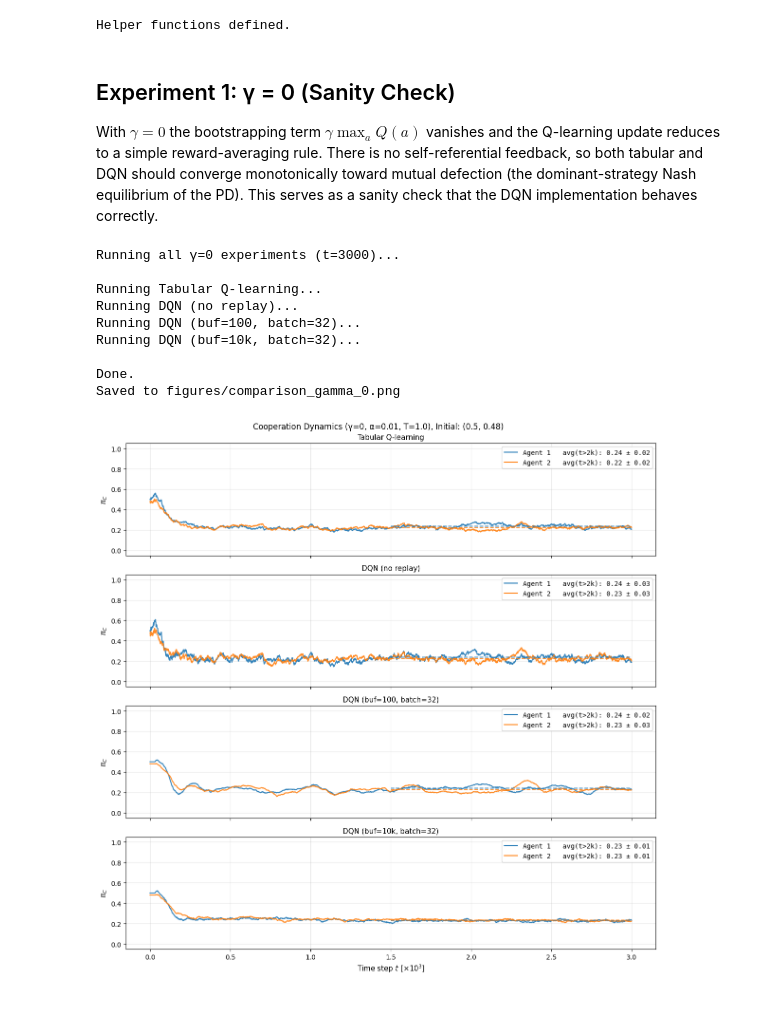
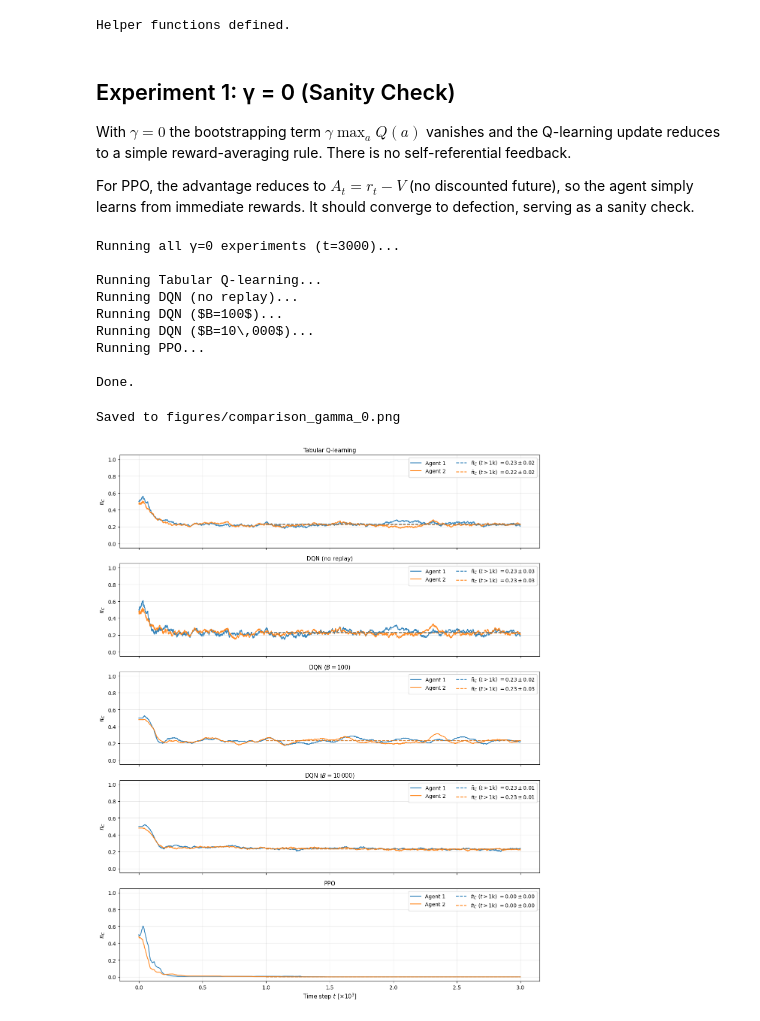
Before and after one commit to golldavid/PaperCompanion_DetModelMAQL, a Jupyter notebook: deepRL_extension/experiment.ipynb, the cells around one changed output. Drawn from its saved outputs; the diff is of its cells as text; code cells hidden in the pictures.

```diff
--- a/deepRL_extension/experiment.ipynb
+++ b/deepRL_extension/experiment.ipynb
@@ -66,14 +76,16 @@ NUM_STEPS_SHORT = 3000       # For gamma=0 (converges quickly)
 NUM_STEPS_LONG = int(1e5)    # For gamma=0.8 (slower dynamics)
 
 # Steady-state averaging starts from this time step
-AVG_FROM = 50000
+AVG_FROM_SHORT = 1000
+AVG_FROM_LONG = 50000
 
-# Experiment configurations for γ=0.8
+# Experiment configurations
 EXPERIMENT_CONFIGS = [
     {'type': 'tabular',                                    'label': 'Tabular Q-learning'},
     {'type': 'dqn', 'buffer_size': 1,     'batch_size': 1,  'label': 'DQN (no replay)'},
-    {'type': 'dqn', 'buffer_size': 100,   'batch_size': 32, 'label': 'DQN (buf=100, batch=32)'},
-    {'type': 'dqn', 'buffer_size': 10000, 'batch_size': 32, 'label': 'DQN (buf=10k, batch=32)'},
+    {'type': 'dqn', 'buffer_size': 100,   'batch_size': 32, 'label': r'DQN ($B=100$)'},
+    {'type': 'dqn', 'buffer_size': 10000, 'batch_size': 32, 'label': r'DQN ($B=10\,000$)'},
+    {'type': 'ppo', 'update_interval': 1, 'ppo_epochs': 1,  'label': 'PPO'},
 ]
 
 # ============================================================
@@ -268,7 +338,9 @@ Helper functions defined.
 # %% [markdown]
 ## Experiment 1: γ = 0 (Sanity Check)
 
-With $\gamma = 0$ the bootstrapping term $\gamma \max_a Q(a)$ vanishes and the Q-learning update reduces to a simple reward-averaging rule. There is no self-referential feedback, so both tabular and DQN should converge monotonically toward mutual defection (the dominant-strategy Nash equilibrium of the PD). This serves as a sanity check that the DQN implementation behaves correctly.
+With $\gamma = 0$ the bootstrapping term $\gamma \max_a Q(a)$ vanishes and the Q-learning update reduces to a simple reward-averaging rule. There is no self-referential feedback.
+
+For PPO, the advantage reduces to $A_t = r_t - V$ (no discounted future), so the agent simply learns from immediate rewards. It should converge to defection, serving as a sanity check.
 # %%
 print(f"Running all γ=0 experiments (t={NUM_STEPS_SHORT})...\n")
 
@@ -280,6 +352,13 @@ for config in EXPERIMENT_CONFIGS:
             discount_factor=0.0, initial_probs=INITIAL_PROBS,
             num_time_steps=NUM_STEPS_SHORT, seed=SEED
         )
+    elif config['type'] == 'ppo':
+        result = run_ppo_experiment(
+            discount_factor=0.0, initial_probs=INITIAL_PROBS,
+            num_time_steps=NUM_STEPS_SHORT,
+            update_interval=config.get('update_interval', 64),
+            ppo_epochs=config.get('ppo_epochs', 4), seed=SEED
+        )
     else:
         result = run_dqn_experiment(
             discount_factor=0.0, initial_probs=INITIAL_PROBS,
@@ -290,22 +369,25 @@ for config in EXPERIMENT_CONFIGS:
     all_results_g0[config['label']] = result
 
 print("\nDone.")
-
-plot_comparison(
-    all_results_g0,
-    suptitle=f"Cooperation Dynamics (γ=0, α={LEARNING_RATE}, T={TEMPERATURE}), Initial: {INITIAL_PROBS}",
-    save_path='figures/comparison_gamma_0.png',
-    avg_from=1500
-)
 # %% [output]
 Running all γ=0 experiments (t=3000)...
 
 Running Tabular Q-learning...
 Running DQN (no replay)...
-Running DQN (buf=100, batch=32)...
-Running DQN (buf=10k, batch=32)...
+Running DQN ($B=100$)...
+Running DQN ($B=10\,000$)...
+Running PPO...
 
 Done.
-Saved to figures/comparison_gamma_0.png
-[figure, removed]
+# %%
+
+plot_comparison(
+    all_results_g0,
+    suptitle="",
+    save_path='figures/comparison_gamma_0.png',
+    avg_from=AVG_FROM_SHORT
+)
+# %% [output]
+Saved to figures/comparison_gamma_0.png
+[figure, added]
 # %% [markdown]
```
Also changed, not shown: parts of 13 cells of this notebook, 1 other file.
